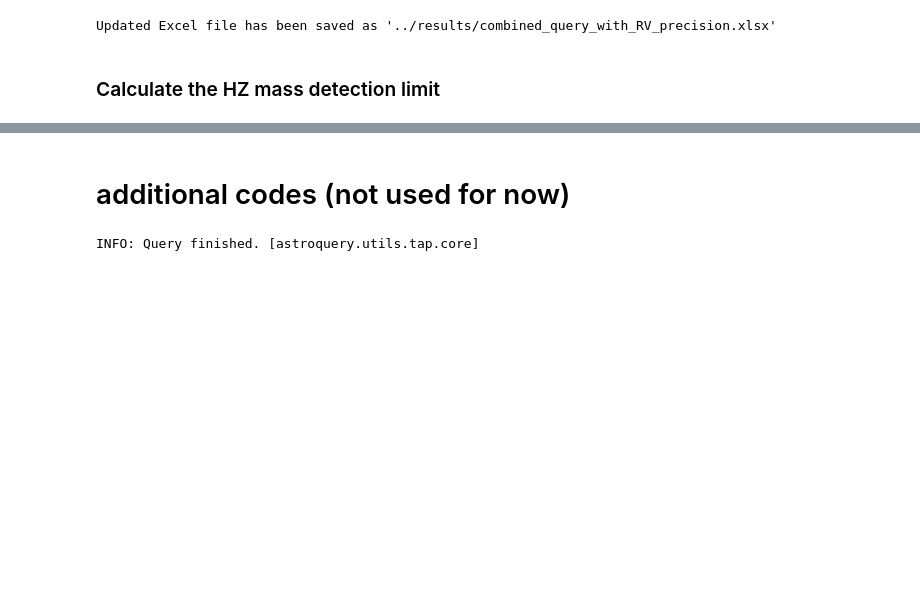
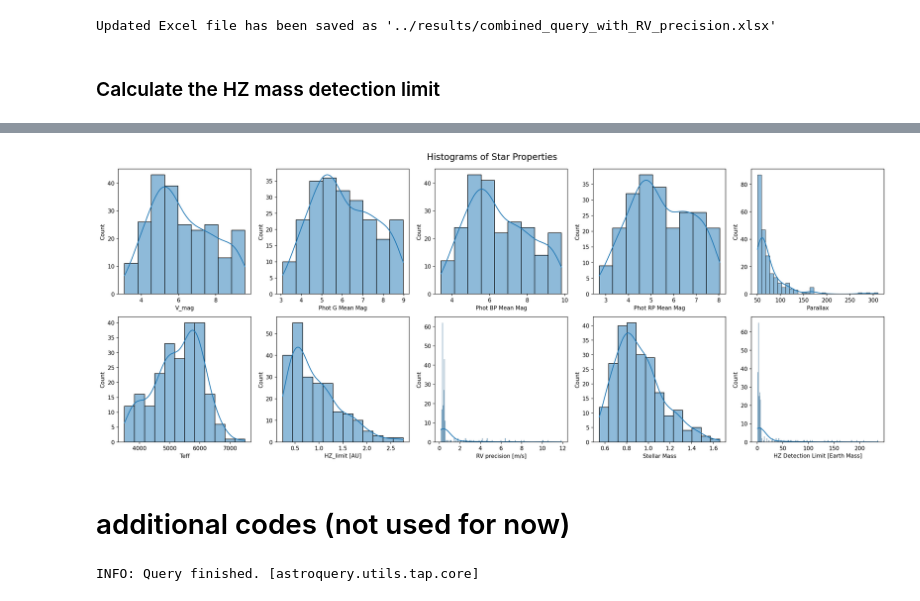
Before and after one commit to exoplanetsdk/2ES_target_selection, a Jupyter notebook: scripts/2ES_target_selection.ipynb, the cells around one changed output, grey strips where cells are left out. Drawn from its saved outputs; the diff is of its cells as text; code cells hidden in the pictures; blank space fills up the shorter version.

```diff
--- a/scripts/2ES_target_selection.ipynb
+++ b/scripts/2ES_target_selection.ipynb
@@ -772,3 +942,33 @@ Updated Excel file has been saved as '../results/combined_query_with_RV_precisio
+# %%
+import matplotlib.pyplot as plt
+import seaborn as sns
+
+# List of columns to plot
+columns_to_plot = [
+    'V_mag', 'Phot G Mean Mag', 'Phot BP Mean Mag', 'Phot RP Mean Mag',
+    'Parallax', 'Teff', 'HZ_limit [AU]', 'RV precision [m/s]',
+    'Stellar Mass', 'HZ Detection Limit [Earth Mass]'
+]
+
+# Set up the plot
+fig, axes = plt.subplots(2, 5, figsize=(20, 8), dpi=150)
+fig.suptitle('Histograms of Star Properties', fontsize=16)
+
+# Flatten the axes array for easy iteration
+axes = axes.flatten()
+
+# Create histograms
+for i, column in enumerate(columns_to_plot):
+    sns.histplot(data=merged_df, x=column, kde=True, ax=axes[i])
+    axes[i].set_xlabel(column)
+    axes[i].set_ylabel('Count')
+
+# Adjust layout and display
+plt.tight_layout()
+plt.subplots_adjust(top=0.93)
+plt.show()
+# %% [output]
+[figure, added]
 # %% [markdown]
 # additional codes (not used for now)
 # %%
```
Also changed, not shown: parts of 26 cells of this notebook, 9 other files.
